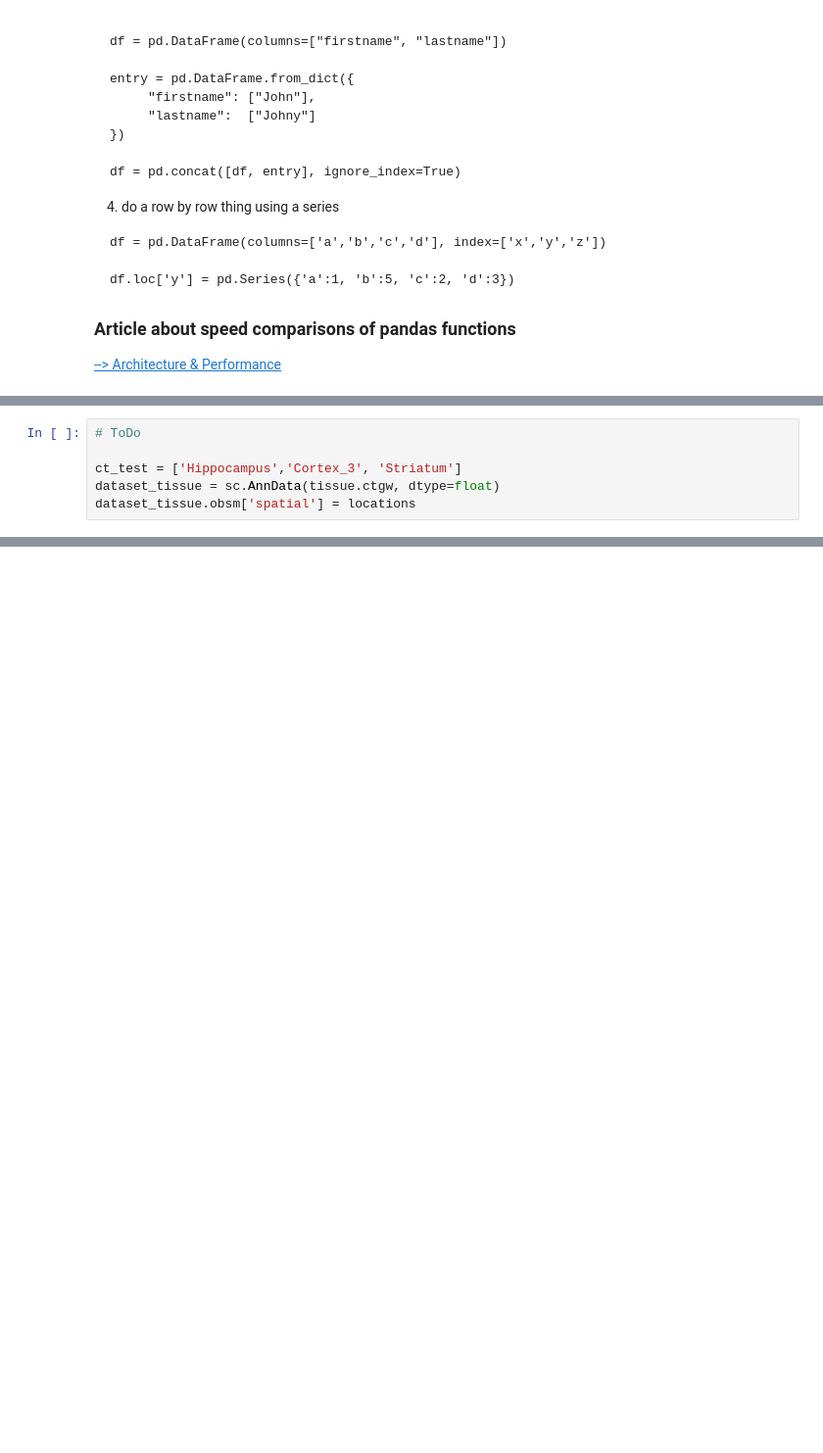
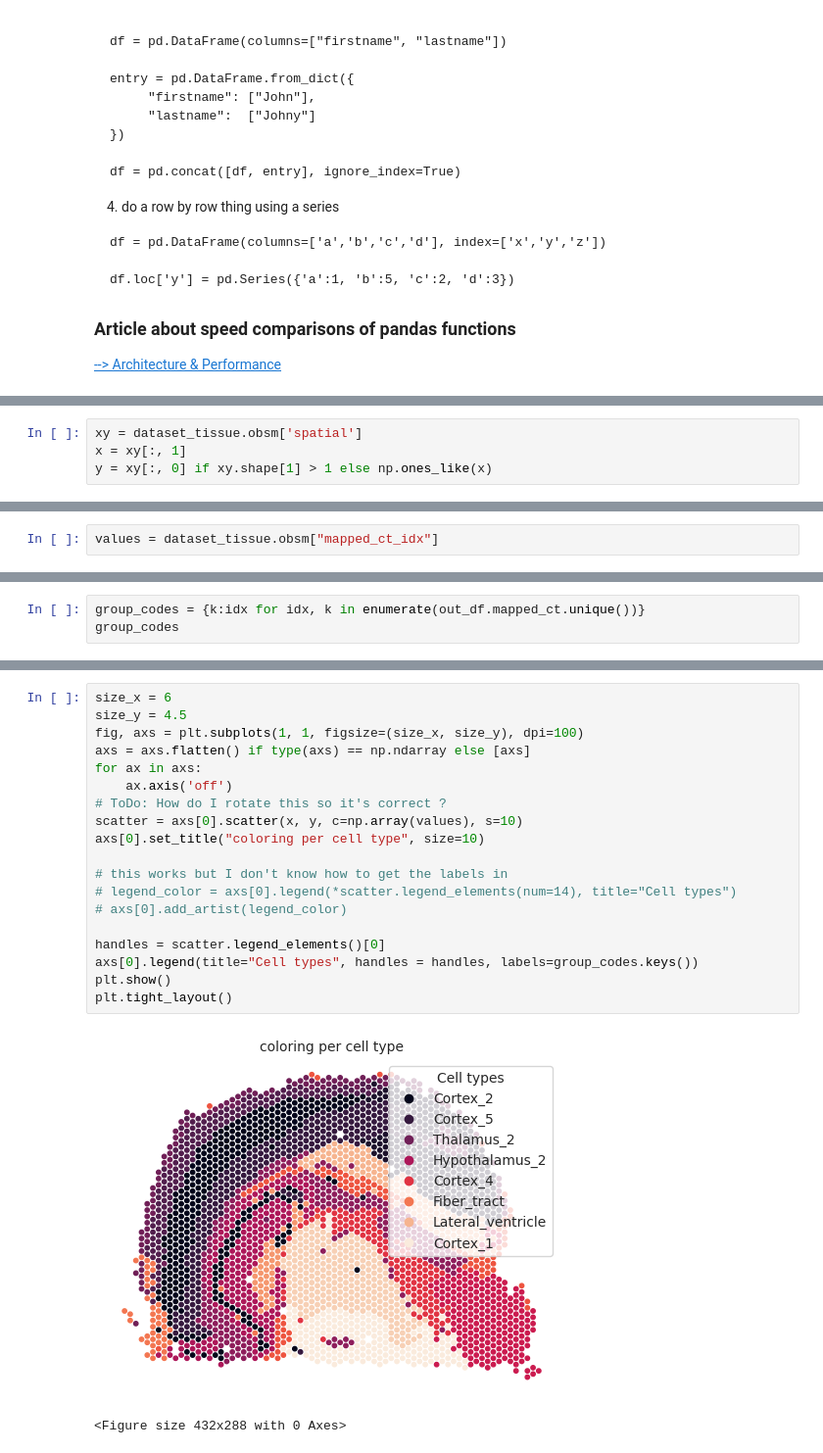
Before and after one commit to vfschumann/novosparc, a Jupyter notebook: Vic/development/metadata_transfer_test_mouseBrain.ipynb, the cells around one changed output, grey strips where cells are left out. Shown at 98% size. Drawn from its saved outputs; the diff is of its cells as text; blank space fills up the shorter version.

Commit message:
I have a cell type plot wihtt  legend - added open todos

```diff
--- a/Vic/development/metadata_transfer_test_mouseBrain.ipynb
+++ b/Vic/development/metadata_transfer_test_mouseBrain.ipynb
@@ -518,6 +343,0 @@ tissue.ctgw = ctgw_df # celltypes are the columns
-# %%
-# ToDo
-
-ct_test = ['Hippocampus','Cortex_3', 'Striatum']
-dataset_tissue = sc.AnnData(tissue.ctgw, dtype=float)
-dataset_tissue.obsm['spatial'] = locations
@@ -540,0 +385,4 @@ array([2.70120766e-04, 3.34803070e-08, 1.50736948e-09, ...,
+# %%
+xy = dataset_tissue.obsm['spatial']
+x = xy[:, 1]
+y = xy[:, 0] if xy.shape[1] > 1 else np.ones_like(x)
@@ -540,0 +392,2 @@ array([2.70120766e-04, 3.34803070e-08, 1.50736948e-09, ...,
+# %%
+values = dataset_tissue.obsm["mapped_ct_idx"]
@@ -540,0 +396,3 @@ array([2.70120766e-04, 3.34803070e-08, 1.50736948e-09, ...,
+# %%
+group_codes = {k:idx for idx, k in enumerate(out_df.mapped_ct.unique())}
+group_codes
@@ -540,0 +415,22 @@ array([2.70120766e-04, 3.34803070e-08, 1.50736948e-09, ...,
+# %%
+size_x = 6
+size_y = 4.5
+fig, axs = plt.subplots(1, 1, figsize=(size_x, size_y), dpi=100)
+axs = axs.flatten() if type(axs) == np.ndarray else [axs]
+for ax in axs:
+    ax.axis('off')
+# ToDo: How do I rotate this so it's correct ?
+scatter = axs[0].scatter(x, y, c=np.array(values), s=10)
+axs[0].set_title("coloring per cell type", size=10)
+
+# this works but I don't know how to get the labels in
+# legend_color = axs[0].legend(*scatter.legend_elements(num=14), title="Cell types")
+# axs[0].add_artist(legend_color)
+
+handles = scatter.legend_elements()[0]
+axs[0].legend(title="Cell types", handles = handles, labels=group_codes.keys())
+plt.show()
+plt.tight_layout()
+# %% [output]
+[figure, added]
+<Figure size 432x288 with 0 Axes>
```
Also changed, not shown: parts of 40 cells of this notebook.
